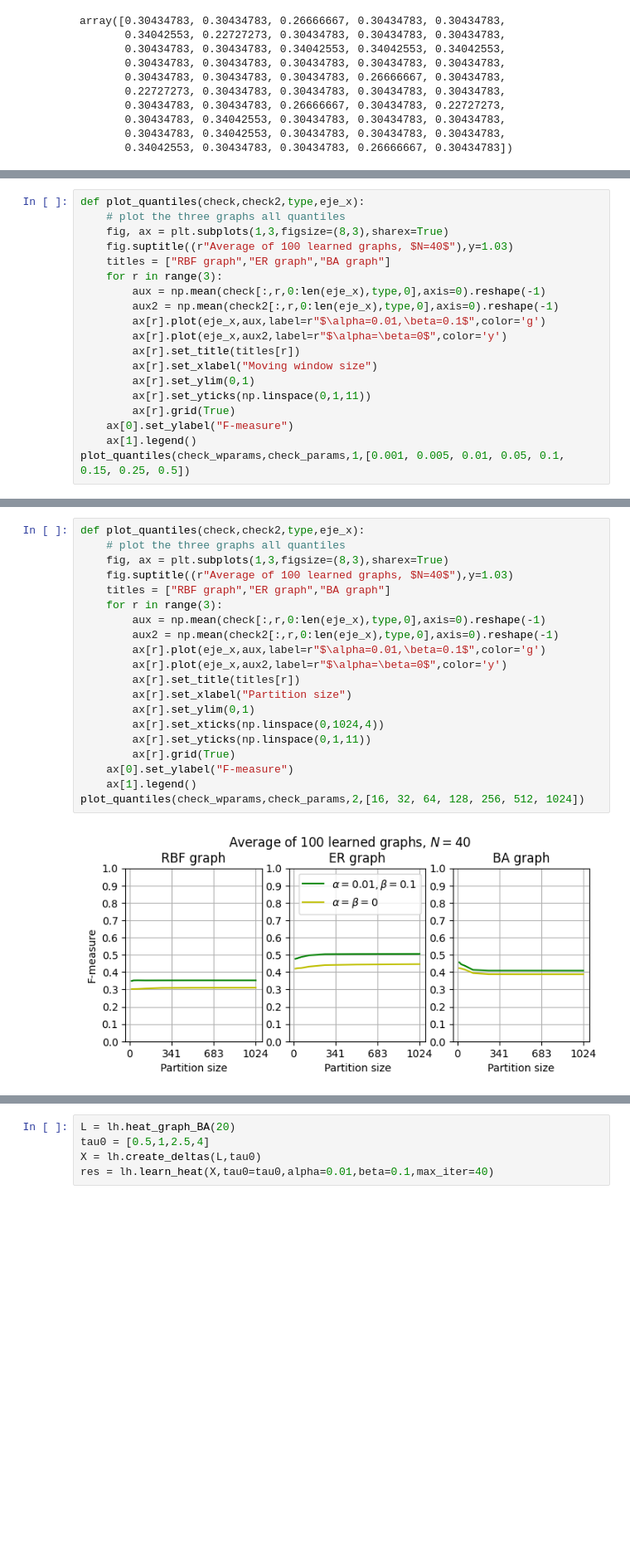
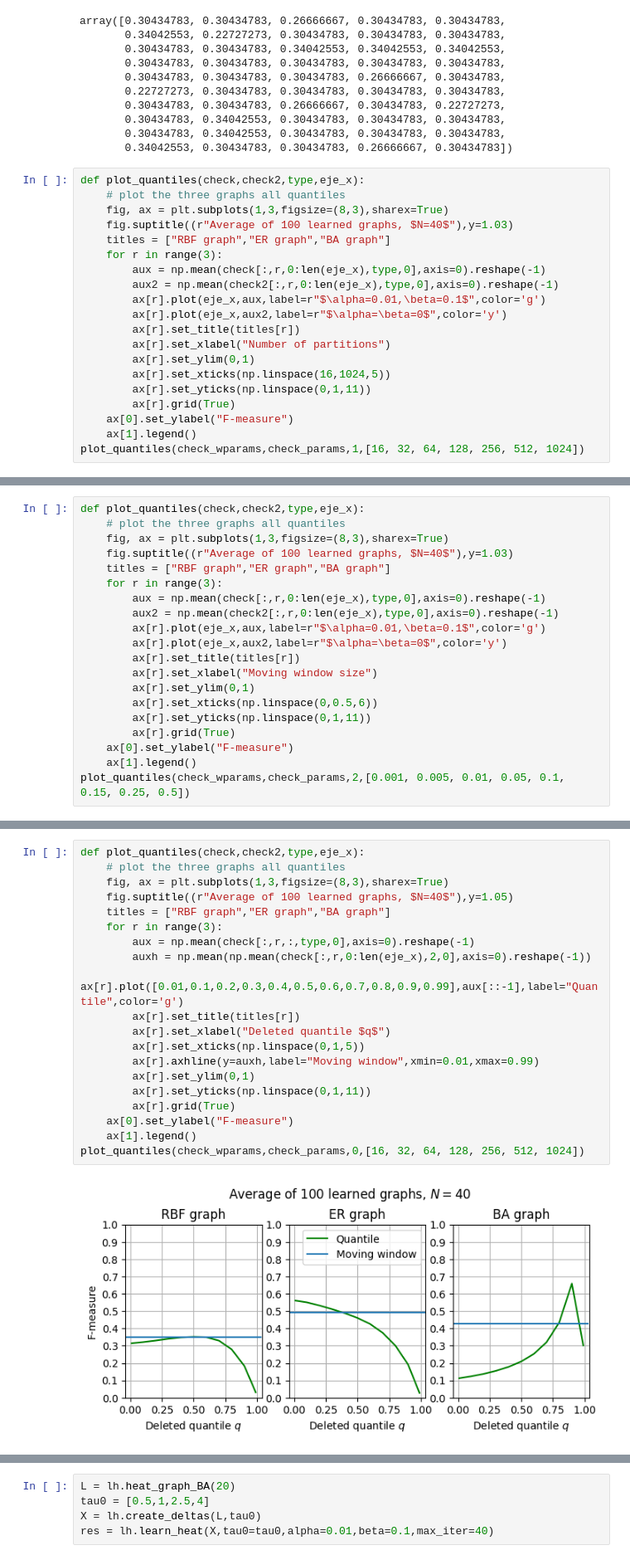
Before and after one commit to AndresCenteno/Masters-Thesis, a Jupyter notebook: persistence/persistent2.ipynb, the cells around one changed output, grey strips where cells are left out. Shown at 83% size. Drawn from its saved outputs; the diff is of its cells as text; blank space fills up the shorter version.

```diff
--- a/persistence/persistent2.ipynb
+++ b/persistence/persistent2.ipynb
@@ -180,3 +187,23 @@ array([0.30434783, 0.30434783, 0.26666667, 0.30434783, 0.30434783,
        0.30434783, 0.34042553, 0.30434783, 0.30434783, 0.30434783,
        0.30434783, 0.34042553, 0.30434783, 0.30434783, 0.30434783,
        0.34042553, 0.30434783, 0.30434783, 0.26666667, 0.30434783])
+# %%
+def plot_quantiles(check,check2,type,eje_x):
+    # plot the three graphs all quantiles
+    fig, ax = plt.subplots(1,3,figsize=(8,3),sharex=True)
+    fig.suptitle((r"Average of 100 learned graphs, $N=40$"),y=1.03)
+    titles = ["RBF graph","ER graph","BA graph"]
+    for r in range(3):
+        aux = np.mean(check[:,r,0:len(eje_x),type,0],axis=0).reshape(-1)
+        aux2 = np.mean(check2[:,r,0:len(eje_x),type,0],axis=0).reshape(-1)
+        ax[r].plot(eje_x,aux,label=r"$\alpha=0.01,\beta=0.1$",color='g')
+        ax[r].plot(eje_x,aux2,label=r"$\alpha=\beta=0$",color='y')
+        ax[r].set_title(titles[r])
+        ax[r].set_xlabel("Number of partitions")
+        ax[r].set_ylim(0,1)
+        ax[r].set_xticks(np.linspace(16,1024,5))
+        ax[r].set_yticks(np.linspace(0,1,11))
+        ax[r].grid(True)
+    ax[0].set_ylabel("F-measure")
+    ax[1].legend()
+plot_quantiles(check_wparams,check_params,1,[16, 32, 64, 128, 256, 512, 1024])
@@ -194,9 +223,10 @@ def plot_quantiles(check,check2,type,eje_x):
         ax[r].set_title(titles[r])
         ax[r].set_xlabel("Moving window size")
         ax[r].set_ylim(0,1)
+        ax[r].set_xticks(np.linspace(0,0.5,6))
         ax[r].set_yticks(np.linspace(0,1,11))
         ax[r].grid(True)
     ax[0].set_ylabel("F-measure")
     ax[1].legend()
-plot_quantiles(check_wparams,check_params,1,[0.001, 0.005, 0.01, 0.05, 0.1, 0.15, 0.25, 0.5])
+plot_quantiles(check_wparams,check_params,2,[0.001, 0.005, 0.01, 0.05, 0.1, 0.15, 0.25, 0.5])
 # %% [output]
@@ -204,22 +234,22 @@ plot_quantiles(check_wparams,check_params,1,[0.001, 0.005, 0.01, 0.05, 0.1, 0.15
 # %%
 def plot_quantiles(check,check2,type,eje_x):
     # plot the three graphs all quantiles
     fig, ax = plt.subplots(1,3,figsize=(8,3),sharex=True)
-    fig.suptitle((r"Average of 100 learned graphs, $N=40$"),y=1.03)
+    fig.suptitle((r"Average of 100 learned graphs, $N=40$"),y=1.05)
     titles = ["RBF graph","ER graph","BA graph"]
     for r in range(3):
-        aux = np.mean(check[:,r,0:len(eje_x),type,0],axis=0).reshape(-1)
-        aux2 = np.mean(check2[:,r,0:len(eje_x),type,0],axis=0).reshape(-1)
-        ax[r].plot(eje_x,aux,label=r"$\alpha=0.01,\beta=0.1$",color='g')
-        ax[r].plot(eje_x,aux2,label=r"$\alpha=\beta=0$",color='y')
+        aux = np.mean(check[:,r,:,type,0],axis=0).reshape(-1)
+        auxh = np.mean(np.mean(check[:,r,0:len(eje_x),2,0],axis=0).reshape(-1))
+        ax[r].plot([0.01,0.1,0.2,0.3,0.4,0.5,0.6,0.7,0.8,0.9,0.99],aux[::-1],label="Quantile",color='g')
         ax[r].set_title(titles[r])
-        ax[r].set_xlabel("Partition size")
+        ax[r].set_xlabel("Deleted quantile $q$")
+        ax[r].set_xticks(np.linspace(0,1,5))
+        ax[r].axhline(y=auxh,label="Moving window",xmin=0.01,xmax=0.99)
         ax[r].set_ylim(0,1)
-        ax[r].set_xticks(np.linspace(0,1024,4))
         ax[r].set_yticks(np.linspace(0,1,11))
         ax[r].grid(True)
     ax[0].set_ylabel("F-measure")
     ax[1].legend()
-plot_quantiles(check_wparams,check_params,2,[16, 32, 64, 128, 256, 512, 1024])
+plot_quantiles(check_wparams,check_params,0,[16, 32, 64, 128, 256, 512, 1024])
 # %% [output]
-[figure, old version]
+[figure, new version]
```
Also changed, not shown: parts of 6 cells of this notebook, 25 other files.
